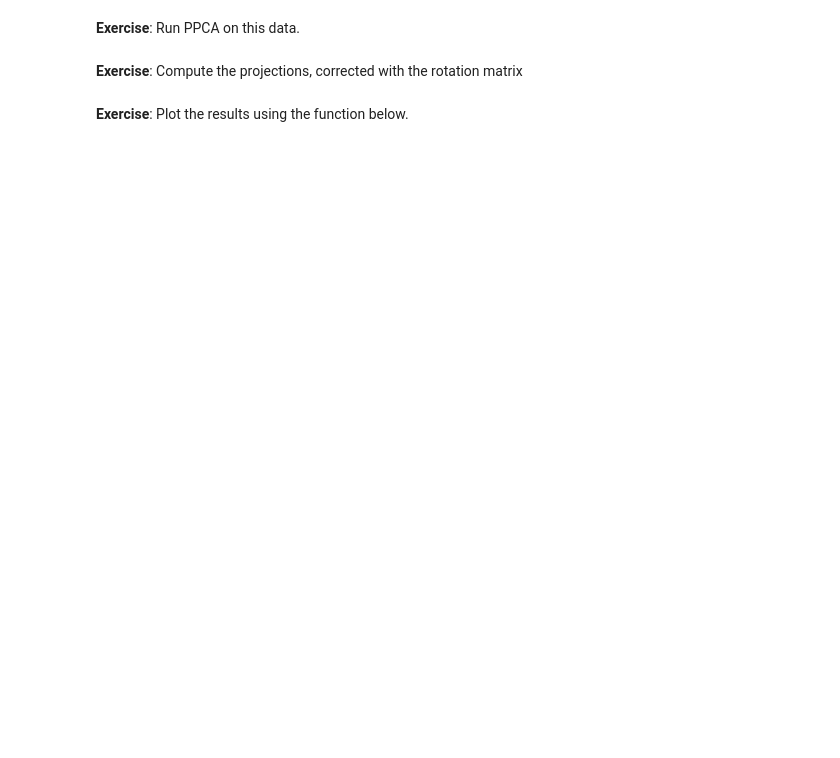
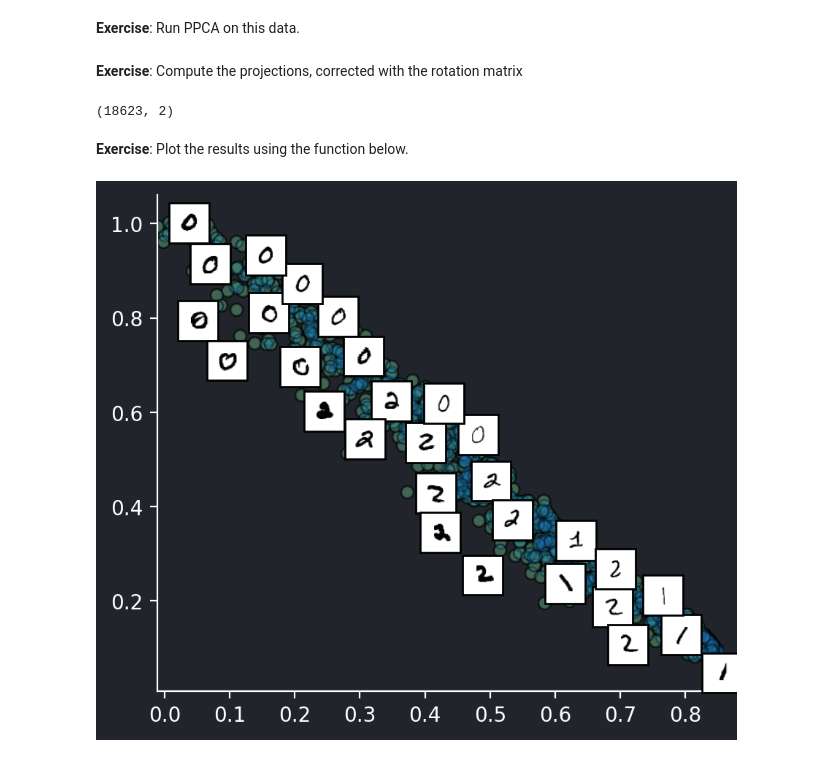
Before and after one commit to mspronesti/advanced-statistical-inference, a Jupyter notebook: probabilistic_pca/Probabilistic_PCA.ipynb, the cells around one changed output. Cells and saved outputs as stored; diff of their text form; code cells hidden in the pictures; blank space fills up the shorter version.

```diff
--- a/probabilistic_pca/Probabilistic_PCA.ipynb
+++ b/probabilistic_pca/Probabilistic_PCA.ipynb
@@ -359,46 +427,55 @@ plt.show()
 Run PPCA on this data.
 # %%
 np.random.seed(0)
-W_init = # @@ COMPLETE @@ #
+q = 2
+s2_init = 1
+
+_, D = X.shape
+W_init = stats.ortho_group.rvs(D)[:, :q]
 # %%
-W, s2, Minv = # @@ COMPLETE @@ #
+W, s2, Minv = PPCA_EM(X, W_init, s2_init)
 # %% [markdown]
 **Exercise**:
 Compute the projections, corrected with the rotation matrix
 # %%
-Zmean, Zcov = # @@ COMPLETE @@ #
+Zmean, Zcov = project_latents_PPCA(X, W, s2, Minv)
+Zmean.shape
+# %% [output]
+(18623, 2)
 # %% [markdown]
 **Exercise**:
 Plot the results using the function below.
 # %%
 from matplotlib import offsetbox
 
 config = dict(edgecolor="black", linewidth=1, alpha=0.3)
 
 
 def plot_projection_mnist(Ximg, y, Z):
     shown_images = np.array([[np.inf, np.inf]])  # just something big
     for i in range(len(Z)):
         dist = np.sum((Z[i] - shown_images) ** 2, 1)
         if np.min(dist) < 0.0065:
             ## don't show points that are too close
             continue
         shown_images = np.r_[shown_images, [Z[i]]]
         imagebox = offsetbox.AnnotationBbox(
             offsetbox.OffsetImage(Ximg[i], zoom=0.42, cmap=plt.cm.gray_r), Z[i]
         )
         ax.add_artist(imagebox)
 
     # Plot also some points
     idx = np.random.permutation(len(Z))[:1000]
-    ax.scatter(*Z[y == 0][idx].T, facecolor="tab:orange", **config)
-    ax.scatter(*Z[y == 1][idx].T, facecolor="tab:green", **config)
-    ax.scatter(*Z[y == 2][idx].T, facecolor="tab:blue", **config)
+    ax.scatter(*Z[idx].T, facecolor="tab:orange", **config)
+    ax.scatter(*Z[idx].T, facecolor="tab:green", **config)
+    ax.scatter(*Z[idx].T, facecolor="tab:blue", **config)
 
 
 fig, ax = plt.subplots(figsize=[5, 4.5])
 
 
 plot_projection_mnist(Ximg, y, Zmean)
 
 plt.show()
+# %% [output]
+[figure, added]
```
Also changed, not shown: parts of 16 cells of this notebook.
